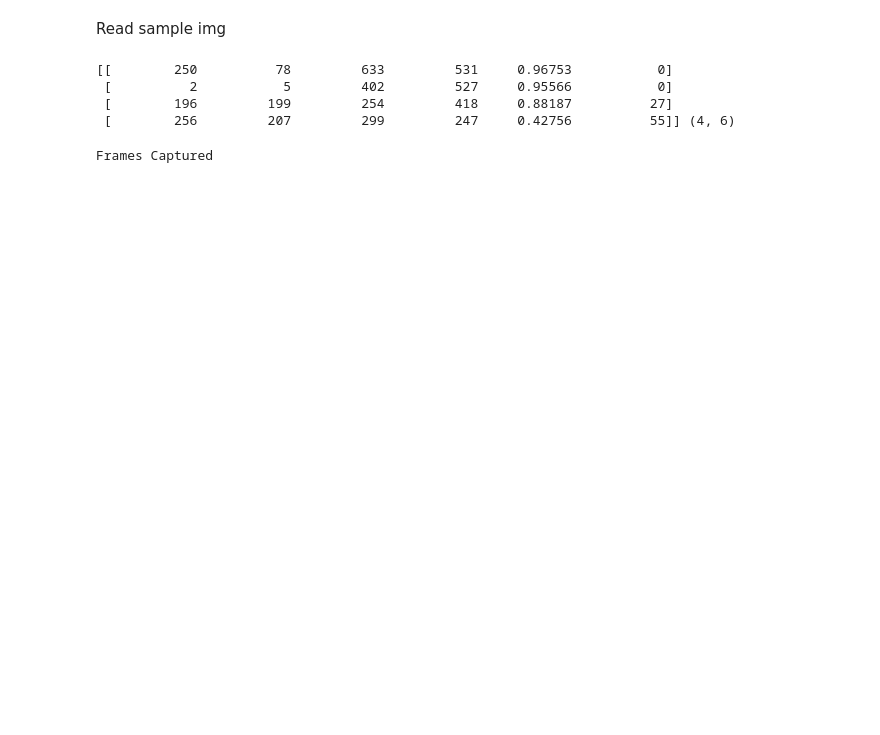
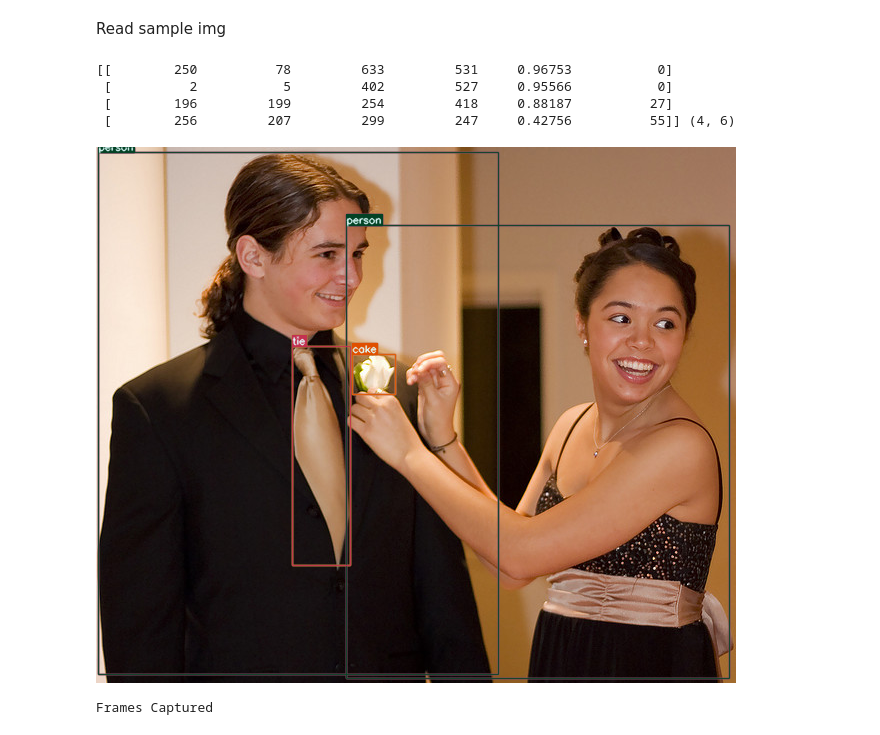
Before and after one commit to BatmanofZuhandArrgh/StretchRE1_Controls, a Jupyter notebook: RE1_memory_objdet_demo.ipynb, the cells around one changed output. Saved outputs shown, nothing was run; the diff lists cells and outputs as text; code cells hidden in the pictures; blank space fills up the shorter version.

```diff
--- a/RE1_memory_objdet_demo.ipynb
+++ b/RE1_memory_objdet_demo.ipynb
@@ -64,12 +69,16 @@ print(pred, pred.shape)
 # %%
 img0 = cv2.cvtColor(img0, cv2.COLOR_BGR2RGB)
 
 plot_all_boxes(pred, img0)
 # plt.imshow(img0)
 # plt.show()
 
-img = Image.fromarray(img0, 'RGB')
-img.show()
+# img = Image.fromarray(img0, 'RGB')
+# img.show()
+
+IPython.display.display(Image.fromarray(img0))
+# %% [output]
+[figure, added]
 # %%
 color_frame, color, depth_frame, depth = get_cur_rs_frame()
 # %% [output]
```
Also changed, not shown: parts of 11 cells of this notebook, 6 other files.
